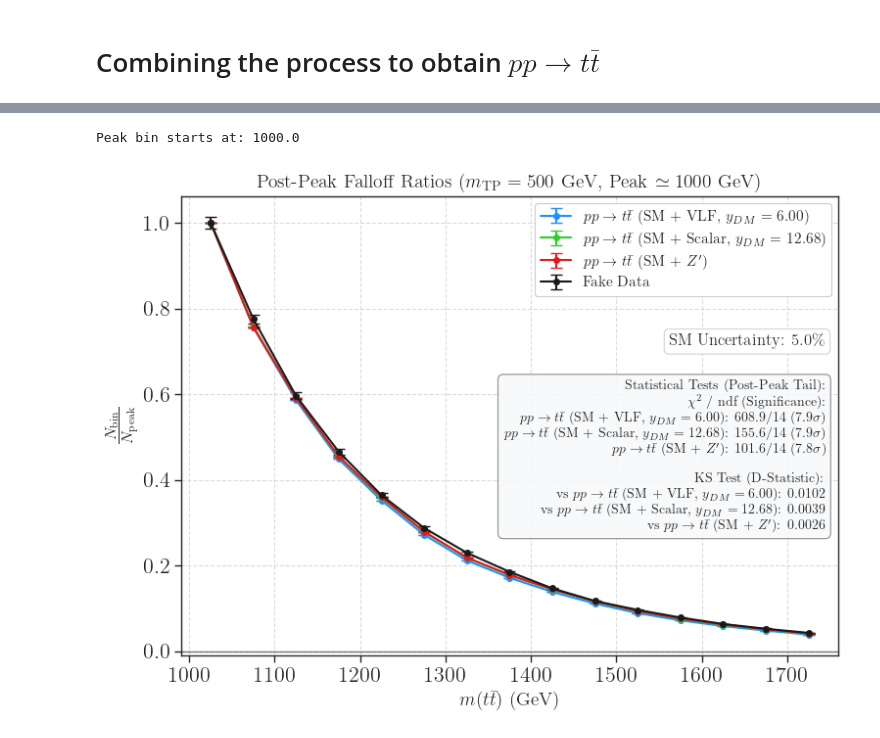
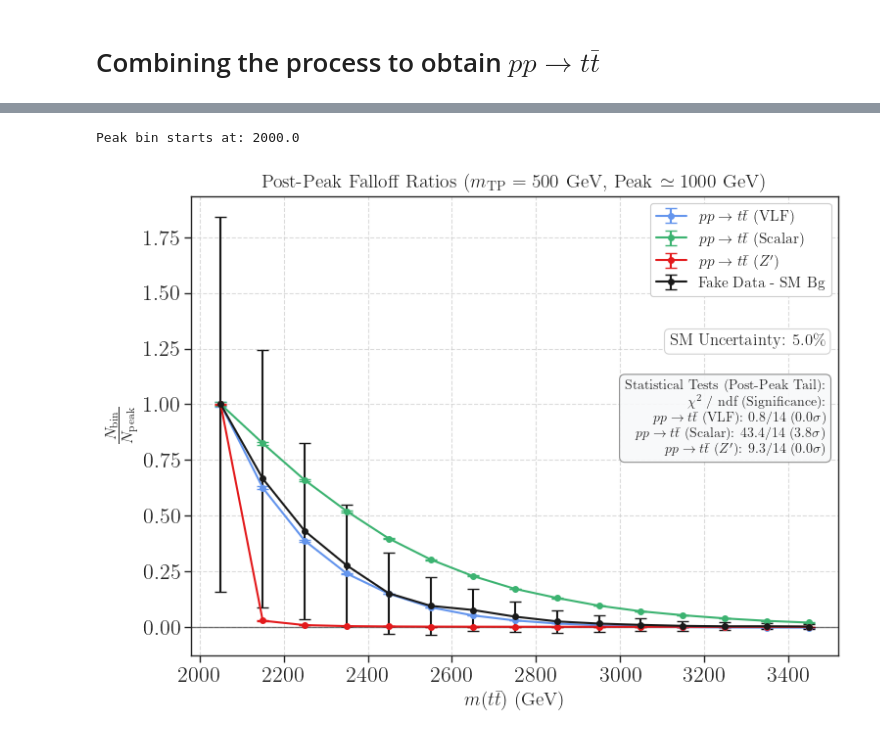
Before and after one commit to viniciusrocca/EFT_ToyModel, a Jupyter notebook: Plots/Article_method.ipynb, the cells around one changed output, grey strips where cells are left out. Drawn from its saved outputs; the diff is of its cells as text; code cells hidden in the pictures.

```diff
--- a/Plots/Article_method.ipynb
+++ b/Plots/Article_method.ipynb
@@ -68,7 +69,7 @@ def selectColor1(model, process):
 # %% [markdown]
 # Combining the process to obtain $pp \to t\bar{t}$
 # %%
-files = list(glob.glob('/home/vinicius/EFT_ToyModel/processFolders/Distributions/bias/*/*/bias_article/*500*.npz'))
+files = list(glob.glob('/home/vinicius/EFT_ToyModel/processFolders/Distributions/bias/*/*/bias_article/*900*.npz'))
 data = []
 for f in files:
     aux = np.load(f, allow_pickle = True)
@@ -80,6 +81,7 @@ data = sorted(data, key=lambda d: (d['mass_params'][0], d['mass_params'][1]))
 # %%
 #Reading files with bias
 sm_files = list(glob.glob('/home/vinicius/EFT_ToyModel/processFolders/Distributions/bias/sm/pp2ttbar_gs4/*.npz'))
+sm_files = list(glob.glob('/home/vinicius/EFT_ToyModel/processFolders/Distributions/bias/sm/pp2ttbar/*/*.npz'))
 print(sm_files)
 sm_qq_files = list(glob.glob('/home/vinicius/EFT_ToyModel/processFolders/Distributions/bias/sm/qq2ttbar_gs4/*.npz'))
 data_sm_exp = []
@@ -116,6 +118,6 @@ for d in data_NLO:
 # %%
 #Reading files with bias
-fake_data_files = list(glob.glob('/home/vinicius/EFT_ToyModel/processFolders/Distributions/bias/VLF/pp2ttbar/bias_article*/*500*.npz'))
+fake_data_files = list(glob.glob('/home/vinicius/EFT_ToyModel/processFolders/Distributions/bias/VLF/pp2ttbar/bias_article*/*900*.npz'))
 print(fake_data_files)
 fake_data = []
 
@@ -199,7 +201,7 @@ def get_color_by_mass(model, mass):
         return 'black'
 # %%
 
-files = list(glob.glob('/home/vinicius/EFT_ToyModel/processFolders/Distributions/bias/z_prime/pp2ttbar_dmv4/bias_*1000_10/*.npz'))
+files = list(glob.glob('/home/vinicius/EFT_ToyModel/processFolders/Distributions/bias/z_prime/pp2ttbar_dmv4/bias_*2000_20/*.npz'))
 print(files)
 #files = list(glob.glob('/home/vinicius/EFT_ToyModel/test/Distributions/*/*/*.npz'))
 data_Z = []
@@ -981,6 +883,6 @@ plt.show()
 # %%
 
-mTP = 500.0 #GeV
+mTP = 1000.0 #GeV
 n_bp = 15
 peak = 2.0 * mTP
 b_peak = 0
@@ -1064,23 +966,7 @@ for k in range(len(ratios) - 1): # Skip the last element (which is Fake Data its
 
     stats_lines.append(f"{name}: {chi2_val:.1f}/{ndf} ({z_score:.1f}" + r"$\sigma$)")
 
-# 2. Kolmogorov-Smirnov (KS) Test
-# (Warning: A CDF of a ratio is not a true statistical probability distribution)
-stats_lines.append("")
-stats_lines.append("KS Test (D-Statistic):")
 
-cdf_fake = np.cumsum(valid_fake_ratio)
-cdf_fake_norm = cdf_fake / cdf_fake[-1] if cdf_fake[-1] != 0 else cdf_fake
-
-for k in range(len(ratios) - 1):
-    hyp_ratio = np.array(ratios[k])[1:]
-    name = bsm_labels[k]
-
-    cdf_hyp = np.cumsum(hyp_ratio)
-    cdf_hyp_norm = cdf_hyp / cdf_hyp[-1] if cdf_hyp[-1] != 0 else cdf_hyp
-
-    D_stat = np.max(np.abs(cdf_fake_norm - cdf_hyp_norm))
-    stats_lines.append(f"vs {name}: {D_stat:.4f}")
 
 # Join the list into a single safe string
 stats_text = "\n".join(stats_lines)
@@ -1113,32 +999,33 @@ ax.set_title(r'Post-Peak Falloff Ratios ($m_{\mathrm{TP}} = 500$ GeV, Peak $\sim
 ax.axhline(0, color='black', linestyle='-', linewidth=1, alpha=0.5)
 
 ax.grid(True, linestyle='--', alpha=0.7)
+#ax.set_yscale('log')
 
 # --- ANNOTATIONS ---
 # --- ANNOTATIONS ---
 # Place the Legend
 ax.legend(fontsize=11, framealpha=1.0, loc='upper right')
 
 # Place the SM Uncertainty Box safely using .format()
 sm_text = r"SM Uncertainty: {:.1f}\%".format(sm_err * 100)
 ax.text(0.98, 0.70, sm_text,
         transform=ax.transAxes,
         fontsize=12,
         verticalalignment='top',
         horizontalalignment='right',
         bbox=dict(boxstyle='round,pad=0.3', facecolor='white', edgecolor='lightgray', alpha=1.0))
 
 # Place the Statistics Box below the SM Uncertainty Box
 ax.text(0.98, 0.60, stats_text,
         transform=ax.transAxes,
         fontsize=10,
         verticalalignment='top',         # Anchor to the top edge
         horizontalalignment='right',     # Anchor to the right edge (aligns with the boxes above it)
         bbox=dict(boxstyle='round,pad=0.4', facecolor='#f8f9fa', edgecolor='gray', alpha=0.9))
 
 plt.tight_layout()
 plt.savefig('Post_Peak_Falloff.png', dpi=300)
 plt.show()
 # %% [output]
-Peak bin starts at: 1000.0
+Peak bin starts at: 2000.0
-[figure, old version]
+[figure, new version]
```
Also changed, not shown: parts of 26 cells of this notebook, 7 other files.
